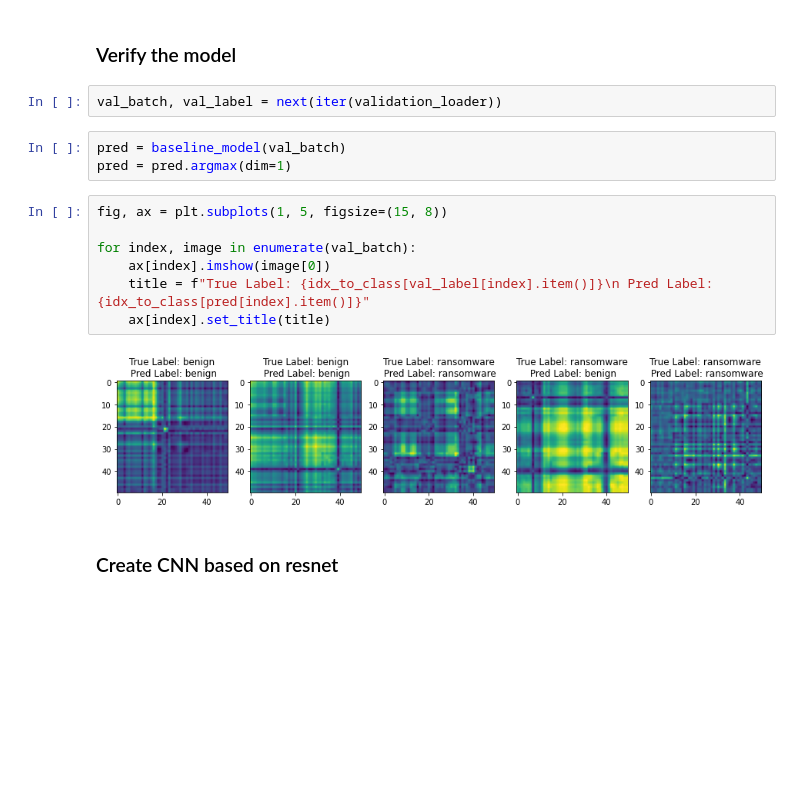
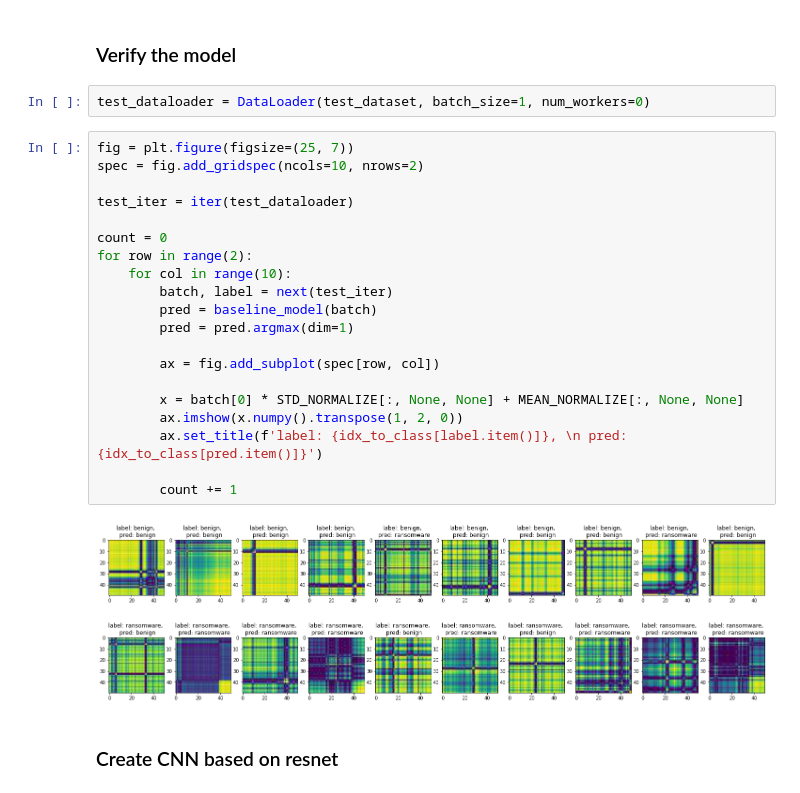
Before and after one commit to olihofmann/cas-aml, a Jupyter notebook: crypto-ransomware-detection/create-bi-cnn-model.ipynb, the cells around one changed output. Saved outputs shown, nothing was run; the diff lists cells and outputs as text; blank space fills up the shorter version.

```diff
--- a/crypto-ransomware-detection/create-bi-cnn-model.ipynb
+++ b/crypto-ransomware-detection/create-bi-cnn-model.ipynb
@@ -248,20 +295,30 @@ Reusing TensorBoard on port 6009 (pid 77691), started 1 day, 17:17:16 ago. (Use
 [interactive output not drawn]
 # %% [markdown]
 ### Verify the model
-# %%
-val_batch, val_label = next(iter(validation_loader))
-# %%
-pred = baseline_model(val_batch)
-pred = pred.argmax(dim=1)
-# %%
-fig, ax = plt.subplots(1, 5, figsize=(15, 8))
-
-for index, image in enumerate(val_batch):
-    ax[index].imshow(image[0])
-    title = f"True Label: {idx_to_class[val_label[index].item()]}\n Pred Label: {idx_to_class[pred[index].item()]}"
-    ax[index].set_title(title)
-# %% [output]
-[figure, removed]
+# %%
+test_dataloader = DataLoader(test_dataset, batch_size=1, num_workers=0)
+# %%
+fig = plt.figure(figsize=(25, 7))
+spec = fig.add_gridspec(ncols=10, nrows=2)
+
+test_iter = iter(test_dataloader)
+
+count = 0
+for row in range(2):
+    for col in range(10):
+        batch, label = next(test_iter)
+        pred = baseline_model(batch)
+        pred = pred.argmax(dim=1)
+
+        ax = fig.add_subplot(spec[row, col])
+
+        x = batch[0] * STD_NORMALIZE[:, None, None] + MEAN_NORMALIZE[:, None, None]
+        ax.imshow(x.numpy().transpose(1, 2, 0))
+        ax.set_title(f'label: {idx_to_class[label.item()]}, \n pred: {idx_to_class[pred.item()]}')
+
+        count += 1
+# %% [output]
+[figure, added]
 # %% [markdown]
 ### Create CNN based on resnet
 # %%
```
Also changed, not shown: parts of 15 cells of this notebook.
